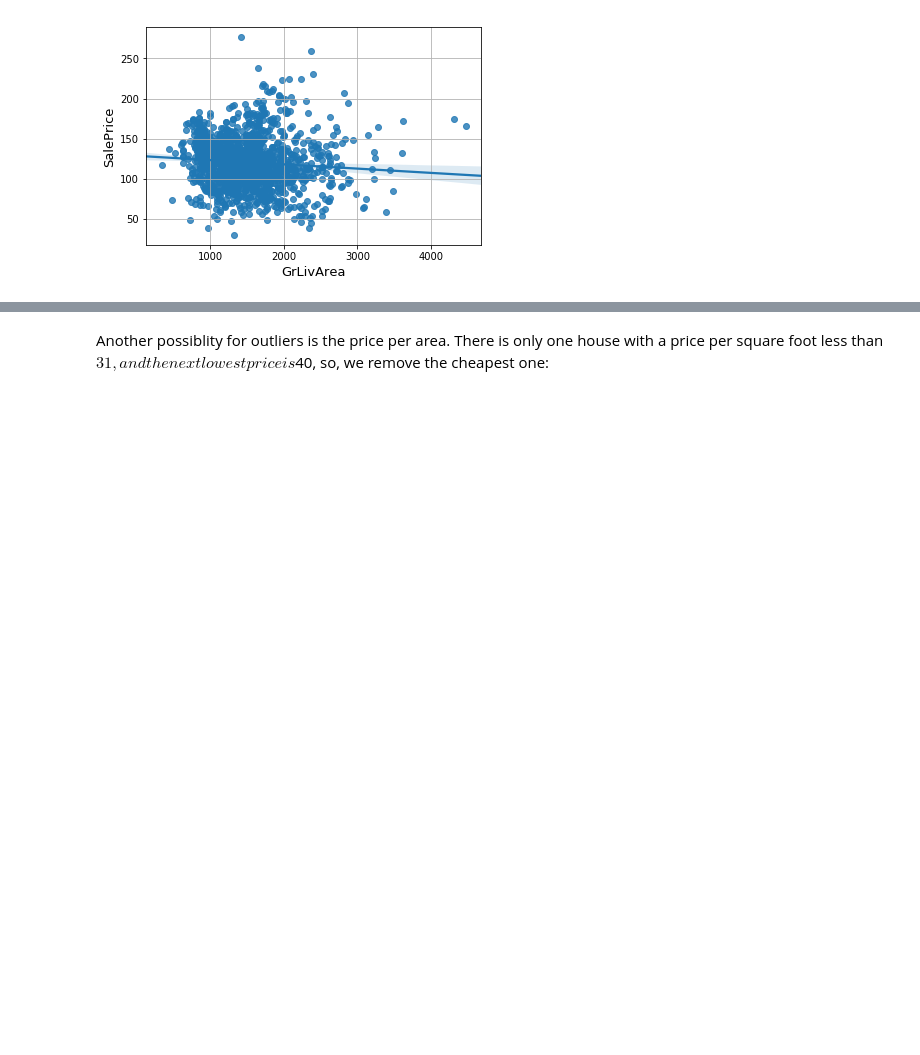
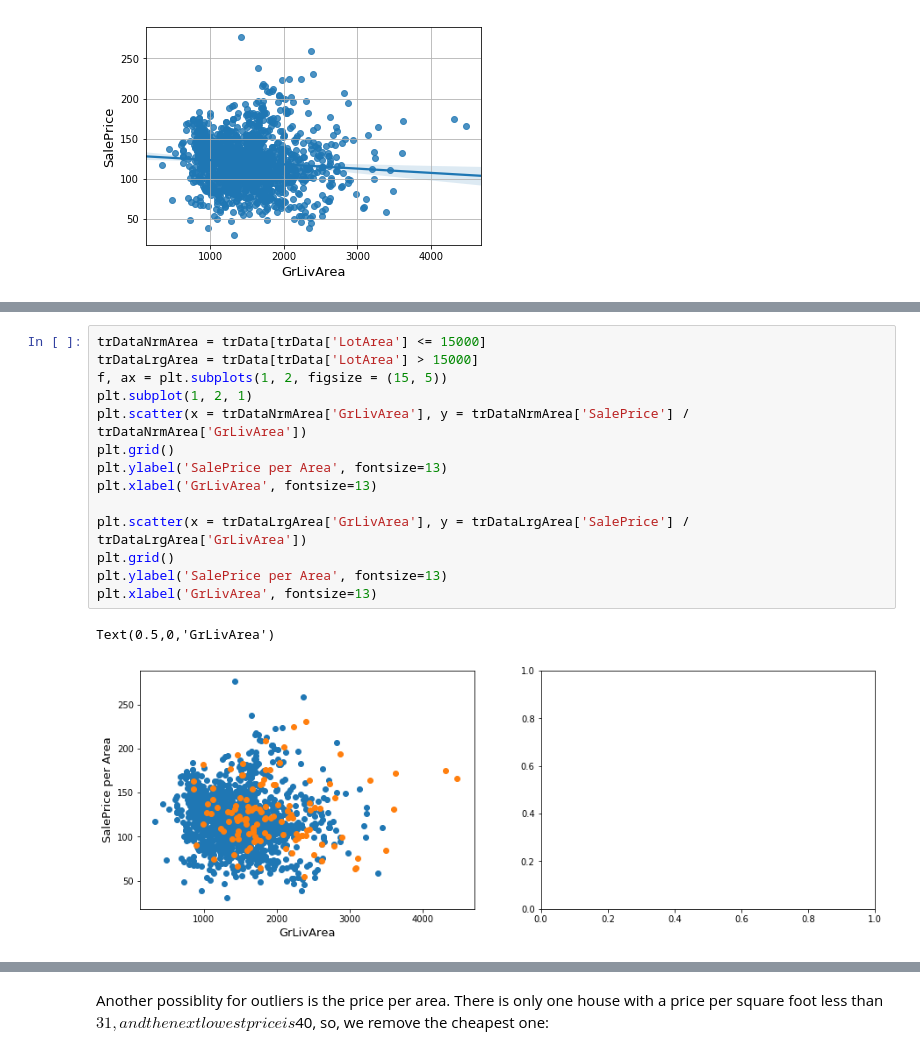
Before and after one commit to hamedrazavi/house_price_prediction_kaggle, a Jupyter notebook: house_prices_prediction_kaggle.ipynb, the cells around one changed output, grey strips where cells are left out. Saved outputs shown, nothing was run; the diff lists cells and outputs as text; blank space fills up the shorter version.

```diff
--- a/house_prices_prediction_kaggle.ipynb
+++ b/house_prices_prediction_kaggle.ipynb
@@ -287,0 +335,17 @@ Text(0.5,0,'GrLivArea')
+# %%
+trDataNrmArea = trData[trData['LotArea'] <= 15000]
+trDataLrgArea = trData[trData['LotArea'] > 15000]
+f, ax = plt.subplots(1, 2, figsize = (15, 5))
+plt.subplot(1, 2, 1)
+plt.scatter(x = trDataNrmArea['GrLivArea'], y = trDataNrmArea['SalePrice'] / trDataNrmArea['GrLivArea'])
+plt.grid()
+plt.ylabel('SalePrice per Area', fontsize=13)
+plt.xlabel('GrLivArea', fontsize=13)
+
+plt.scatter(x = trDataLrgArea['GrLivArea'], y = trDataLrgArea['SalePrice'] / trDataLrgArea['GrLivArea'])
+plt.grid()
+plt.ylabel('SalePrice per Area', fontsize=13)
+plt.xlabel('GrLivArea', fontsize=13)
+# %% [output]
+Text(0.5,0,'GrLivArea')
+[figure, added]
```
Also changed, not shown: parts of 25 cells of this notebook.
